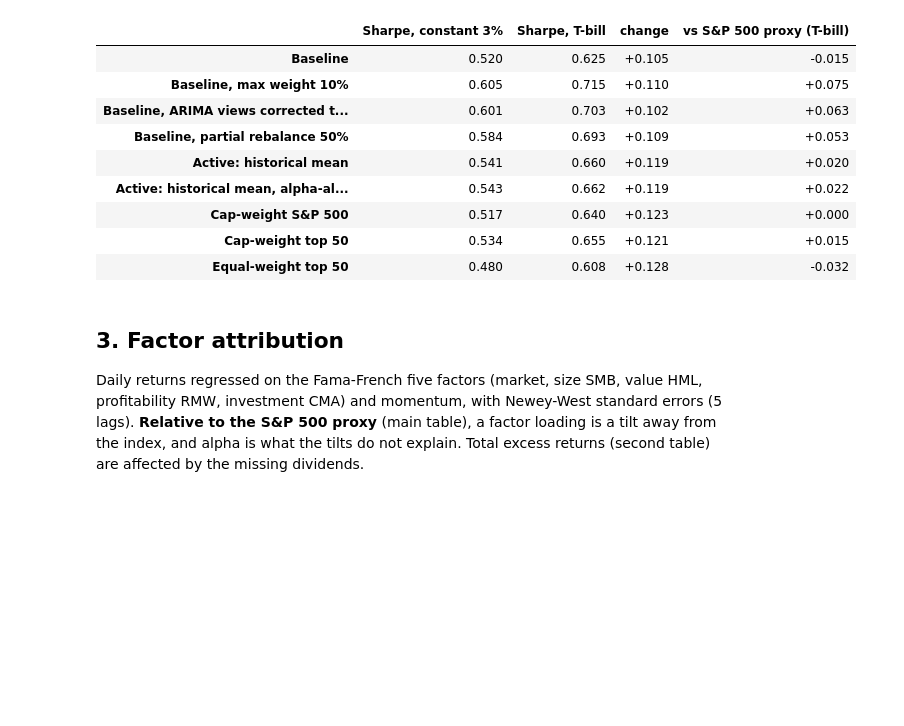
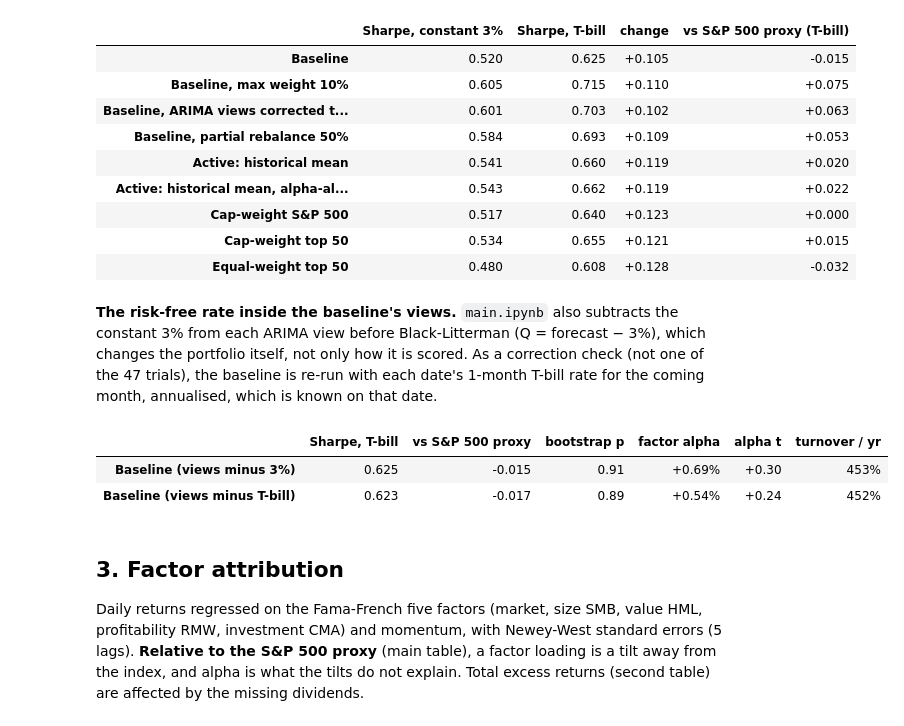
Before and after one commit to AimanxxAnsari/momentum-trading-strategy, a Jupyter notebook: attribution-and-inference.ipynb, the cells around one changed output. Cells and saved outputs as stored; diff of their text form; code cells hidden in the pictures; blank space fills up the shorter version.

```diff
--- a/attribution-and-inference.ipynb
+++ b/attribution-and-inference.ipynb
@@ -121,6 +121,32 @@ sharpes.style.format("{:+.3f}", subset=["change", "vs S&P 500 proxy (T-bill)"]).
 | Cap-weight S&P 500 | 0.517 | 0.640 | +0.123 | +0.000 |
 | Cap-weight top 50 | 0.534 | 0.655 | +0.121 | +0.015 |
 | Equal-weight top 50 | 0.480 | 0.608 | +0.128 | -0.032 |
+# %% [markdown]
+**The risk-free rate inside the baseline's views.** `main.ipynb` also subtracts the constant 3% from each
+ARIMA view before Black-Litterman (Q = forecast − 3%), which changes the portfolio itself, not only how it is
+scored. As a correction check (not one of the 47 trials), the baseline is re-run with each date's 1-month T-bill
+rate for the coming month, annualised, which is known on that date.
+# %%
+fix_curve = bt.simulate(reg.baseline(tbill_views=True), reg.dates, reg.end)[0]
+fix_ret = fix_curve.pct_change().iloc[1:]
+fix_boot = inf.sharpe_difference_bootstrap(fix_ret, R["Cap-weight S&P 500"], rf, block=21, n_boot=2000, seed=0)
+fix_attr = inf.factor_regression(fix_ret - R["Cap-weight S&P 500"], factors.load()[["Mkt-RF", "SMB", "HML", "RMW", "CMA", "Mom"]])
+base_boot = inf.sharpe_difference_bootstrap(R["Baseline"], R["Cap-weight S&P 500"], rf, block=21, n_boot=2000, seed=0)
+base_attr = inf.factor_regression(R["Baseline"] - R["Cap-weight S&P 500"], factors.load()[["Mkt-RF", "SMB", "HML", "RMW", "CMA", "Mom"]])
+views_fix = pd.DataFrame({
+    "Baseline (views minus 3%)": {"Sharpe, T-bill": base_boot["Sharpe a"], "vs S&P 500 proxy": base_boot["difference"],
+                                  "bootstrap p": base_boot["p"], "factor alpha": base_attr["alpha (annual)"], "alpha t": base_attr["alpha t"],
+                                  "turnover / yr": curves["Baseline"].attrs["turnover"]},
+    "Baseline (views minus T-bill)": {"Sharpe, T-bill": fix_boot["Sharpe a"], "vs S&P 500 proxy": fix_boot["difference"],
+                                      "bootstrap p": fix_boot["p"], "factor alpha": fix_attr["alpha (annual)"], "alpha t": fix_attr["alpha t"],
+                                      "turnover / yr": fix_curve.attrs["turnover"]}}).T
+export(views_fix, "phase8_tbill_in_views")
+views_fix.style.format({"Sharpe, T-bill": "{:.3f}", "vs S&P 500 proxy": "{:+.3f}", "bootstrap p": "{:.2f}",
+                        "factor alpha": "{:+.2%}", "alpha t": "{:+.2f}", "turnover / yr": "{:.0%}"})
+# %% [output]
+|  | Sharpe, T-bill | vs S&P 500 proxy | bootstrap p | factor alpha | alpha t | turnover / yr |
+| Baseline (views minus 3%) | 0.625 | -0.015 | 0.91 | +0.69% | +0.30 | 453% |
+| Baseline (views minus T-bill) | 0.623 | -0.017 | 0.89 | +0.54% | +0.24 | 452% |
 # %% [markdown]
 ## 3. Factor attribution
 
```
Also changed, not shown: parts of 2 cells of this notebook, 10 other files.
